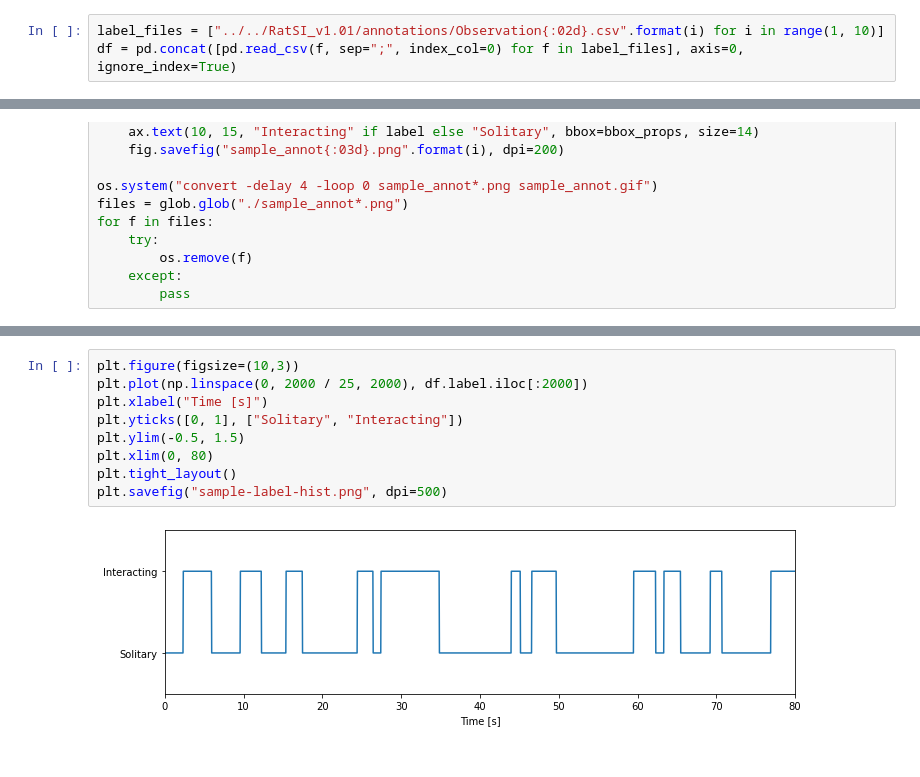
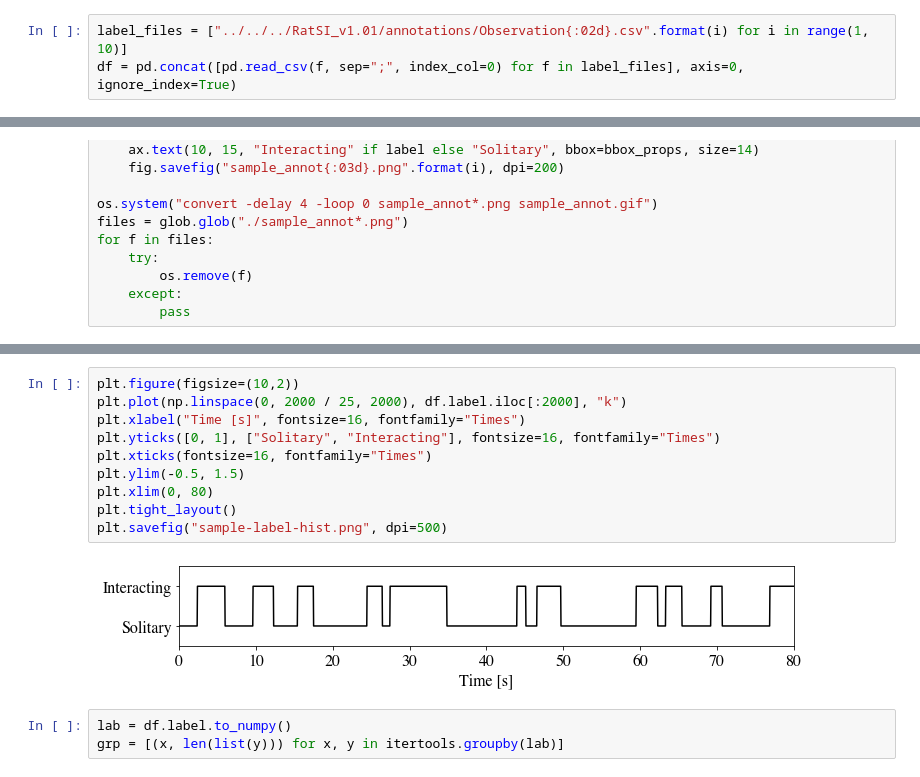
Before and after one commit to maitreyakv/data2040-final-project, a Jupyter notebook: eda.ipynb, the cells around one changed output, grey strips where cells are left out. Cells and saved outputs as stored; diff of their text form.

```diff
--- a/eda.ipynb
+++ b/eda.ipynb
@@ -7,7 +11,7 @@ import glob
 
 from data_loader import create_data_loader
 # %%
-label_files = ["../../RatSI_v1.01/annotations/Observation{:02d}.csv".format(i) for i in range(1, 10)]
+label_files = ["../../../RatSI_v1.01/annotations/Observation{:02d}.csv".format(i) for i in range(1, 10)]
 df = pd.concat([pd.read_csv(f, sep=";", index_col=0) for f in label_files], axis=0, ignore_index=True)
 # %%
 df["label"] = np.where(df.action == "Solitary", 0, 1)
@@ -74,11 +83,15 @@ Name: label, Length: 202535, dtype: int64
 # %%
-plt.figure(figsize=(10,3))
-plt.plot(np.linspace(0, 2000 / 25, 2000), df.label.iloc[:2000])
-plt.xlabel("Time [s]")
-plt.yticks([0, 1], ["Solitary", "Interacting"])
+plt.figure(figsize=(10,2))
+plt.plot(np.linspace(0, 2000 / 25, 2000), df.label.iloc[:2000], "k")
+plt.xlabel("Time [s]", fontsize=16, fontfamily="Times")
+plt.yticks([0, 1], ["Solitary", "Interacting"], fontsize=16, fontfamily="Times")
+plt.xticks(fontsize=16, fontfamily="Times")
 plt.ylim(-0.5, 1.5)
 plt.xlim(0, 80)
 plt.tight_layout()
 plt.savefig("sample-label-hist.png", dpi=500)
 # %% [output]
-[figure, old version]
+[figure, new version]
+# %%
+lab = df.label.to_numpy()
+grp = [(x, len(list(y))) for x, y in itertools.groupby(lab)]
```
Also changed, not shown: parts of 6 cells of this notebook.
